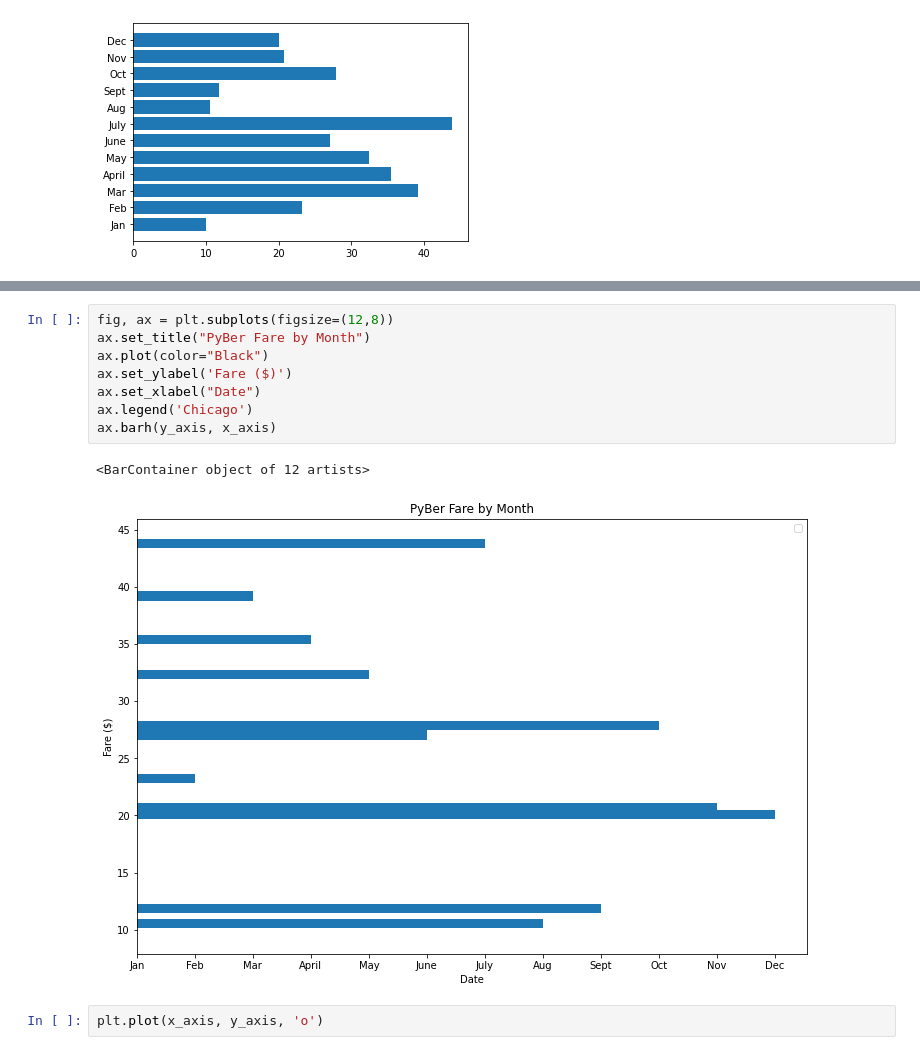
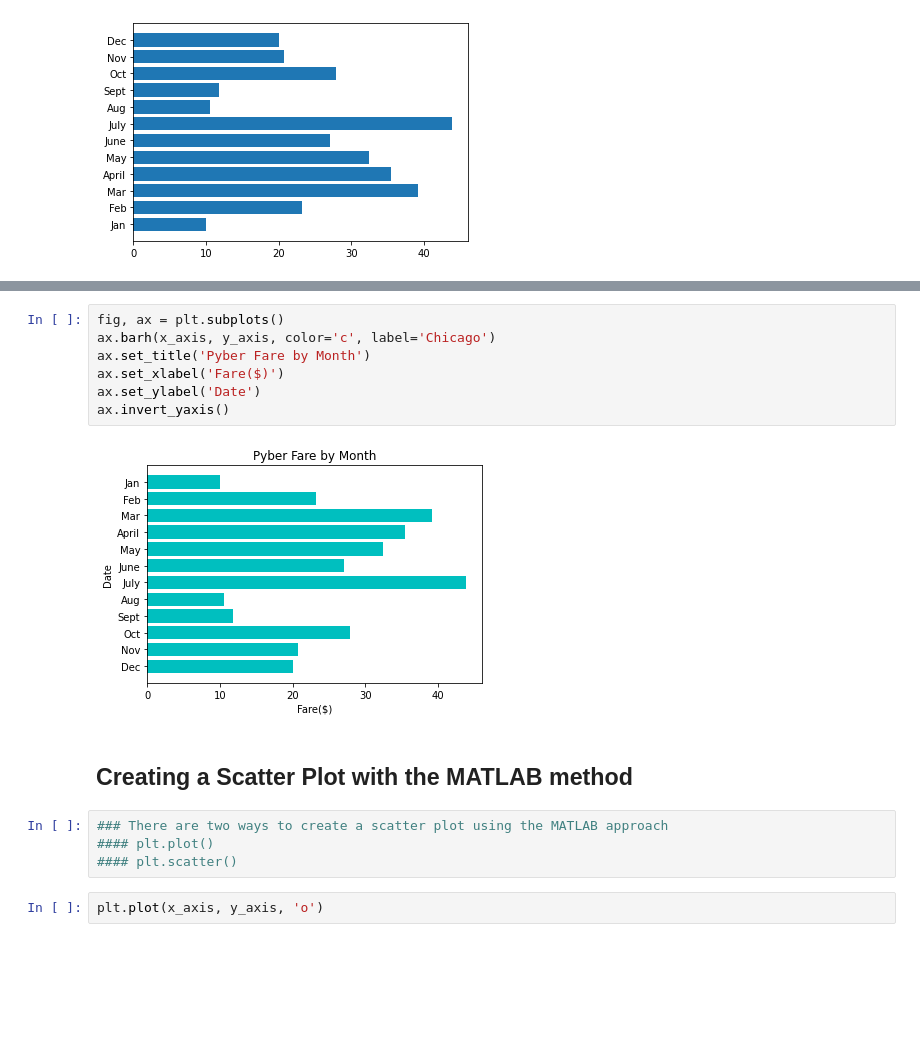
Before and after one commit to jhonpire/PyBer_Analysis, a Jupyter notebook: matplotlib_practice.ipynb, the cells around one changed output, grey strips where cells are left out. Saved outputs shown, nothing was run; the diff lists cells and outputs as text; blank space fills up the shorter version.

```diff
--- a/matplotlib_practice.ipynb
+++ b/matplotlib_practice.ipynb
@@ -125,16 +152,20 @@ ax.barh(y_axis, x_axis)
 <BarContainer object of 12 artists>
 [figure]
 # %%
-fig, ax = plt.subplots(figsize=(12,8))
-ax.set_title("PyBer Fare by Month")
-ax.plot(color="Black")
-ax.set_ylabel('Fare ($)')
-ax.set_xlabel("Date")
-ax.legend('Chicago')
-ax.barh(y_axis, x_axis)
+fig, ax = plt.subplots()
+ax.barh(x_axis, y_axis, color='c', label='Chicago')
+ax.set_title('Pyber Fare by Month')
+ax.set_xlabel('Fare($)')
+ax.set_ylabel('Date')
+ax.invert_yaxis()
 # %% [output]
-<BarContainer object of 12 artists>
-[figure, old version]
+[figure, new version]
+# %% [markdown]
+## Creating a Scatter Plot with the MATLAB method
+# %%
+### There are two ways to create a scatter plot using the MATLAB approach
+#### plt.plot()
+#### plt.scatter()
 # %%
 plt.plot(x_axis, y_axis, 'o')
 # %% [output]
```
Also changed, not shown: parts of 34 cells of this notebook, 6 other files.
